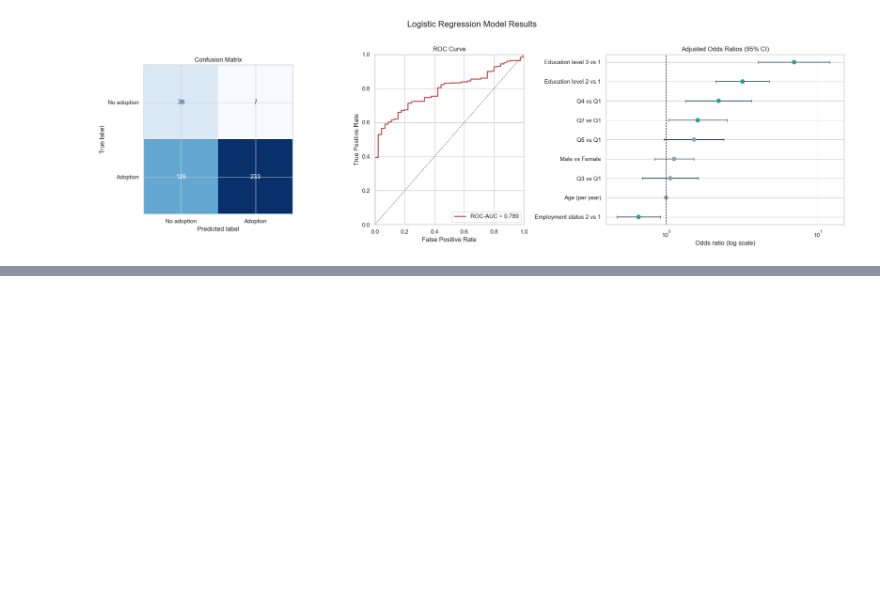
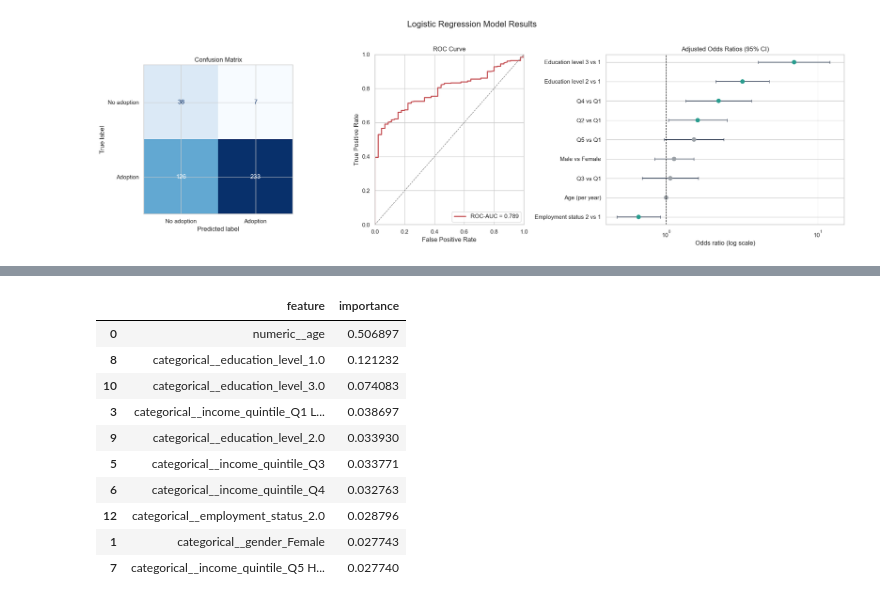
Before and after one commit to ArslanAmanov/Finance, a Jupyter notebook: QuantAnalyses/QME_term_project/EDA.ipynb, the cells around one changed output, grey strips where cells are left out. Cells and saved outputs as stored; diff of their text form; code cells hidden in the pictures; blank space fills up the shorter version.

```diff
--- a/QuantAnalyses/QME_term_project/EDA.ipynb
+++ b/QuantAnalyses/QME_term_project/EDA.ipynb
@@ -1250,3 +1250,57 @@ plt.tight_layout()
 plt.show()
 # %% [output]
 [figure]
+# %%
+from sklearn.ensemble import RandomForestClassifier
+from sklearn.metrics import (
+    accuracy_score,
+    classification_report,
+    confusion_matrix,
+    roc_auc_score,
+)
+
+rf_X_train, rf_X_test, rf_y_train, rf_y_test = train_test_split(
+    X, y,
+    test_size=0.2,
+    random_state=42,
+    stratify=y,
+ )
+
+rf_preprocessor = ColumnTransformer([
+    ("numeric", SimpleImputer(strategy="median"), ["age"]),
+    ("categorical", Pipeline([
+        ("imputer", SimpleImputer(strategy="most_frequent")),
+        ("encoder", OneHotEncoder(handle_unknown="ignore")),
+    ]), ["gender", "income_quintile", "education_level", "employment_status"]),
+])
+
+rf_model = Pipeline([
+    ("preprocessor", rf_preprocessor),
+    ("classifier", RandomForestClassifier(
+        n_estimators=500,
+        min_samples_leaf=5,
+        class_weight="balanced_subsample",
+        random_state=42,
+        n_jobs=-1,
+    )),
+])
+
+rf_model.fit(rf_X_train, rf_y_train)
+rf_y_pred = rf_model.predict(rf_X_test)
+rf_y_prob = rf_model.predict_proba(rf_X_test)[:, 1]
+
+print(f"Test accuracy: {accuracy_score(rf_y_test, rf_y_pred):.3f}")
+print(f"Test ROC-AUC: {roc_auc_score(rf_y_test, rf_y_prob):.3f}")
+print("\nClassification report:")
+print(classification_report(rf_y_test, rf_y_pred, digits=3))
+print("Confusion matrix:\n", confusion_matrix(rf_y_test, rf_y_pred))
+
+rf_feature_names = rf_model.named_steps["preprocessor"].get_feature_names_out()
+rf_importances = pd.DataFrame({
+    "feature": rf_feature_names,
+    "importance": rf_model.named_steps["classifier"].feature_importances_,
+}).sort_values("importance", ascending=False)
+
+print("\nTop feature importances:")
+display(rf_importances.head(10))
+# %% [output]
@@ -1252,0 +1325,11 @@ plt.show()
+|  | feature | importance |
+| 0 | numeric__age | 0.506897 |
+| 8 | categorical__education_level_1.0 | 0.121232 |
+| 10 | categorical__education_level_3.0 | 0.074083 |
+| 3 | categorical__income_quintile_Q1 L... | 0.038697 |
+| 9 | categorical__education_level_2.0 | 0.033930 |
+| 5 | categorical__income_quintile_Q3 | 0.033771 |
+| 6 | categorical__income_quintile_Q4 | 0.032763 |
+| 12 | categorical__employment_status_2.0 | 0.028796 |
+| 1 | categorical__gender_Female | 0.027743 |
+| 7 | categorical__income_quintile_Q5 H... | 0.027740 |
```
Also changed, not shown: parts of 9 cells of this notebook.
